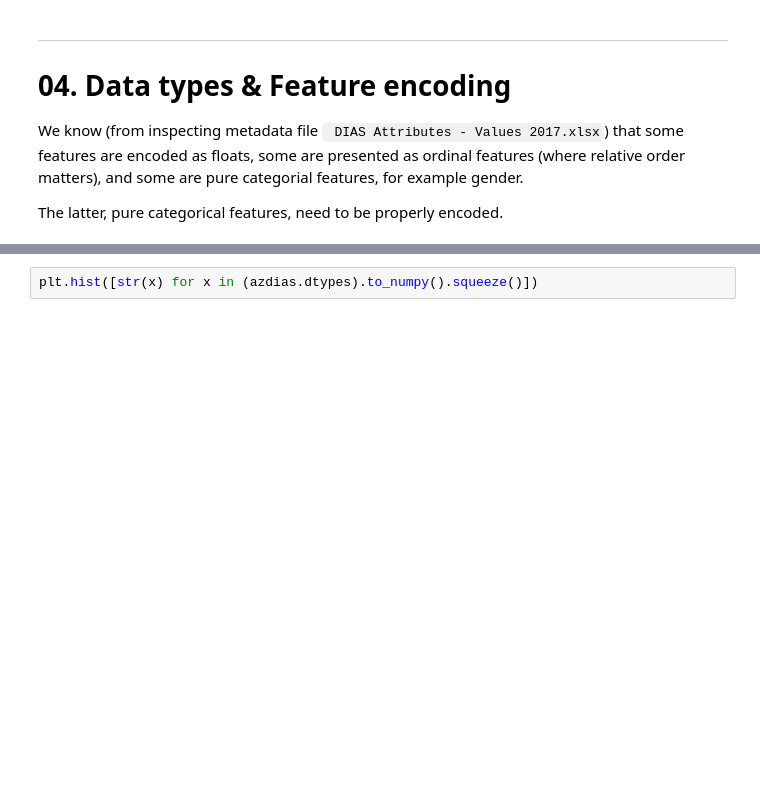
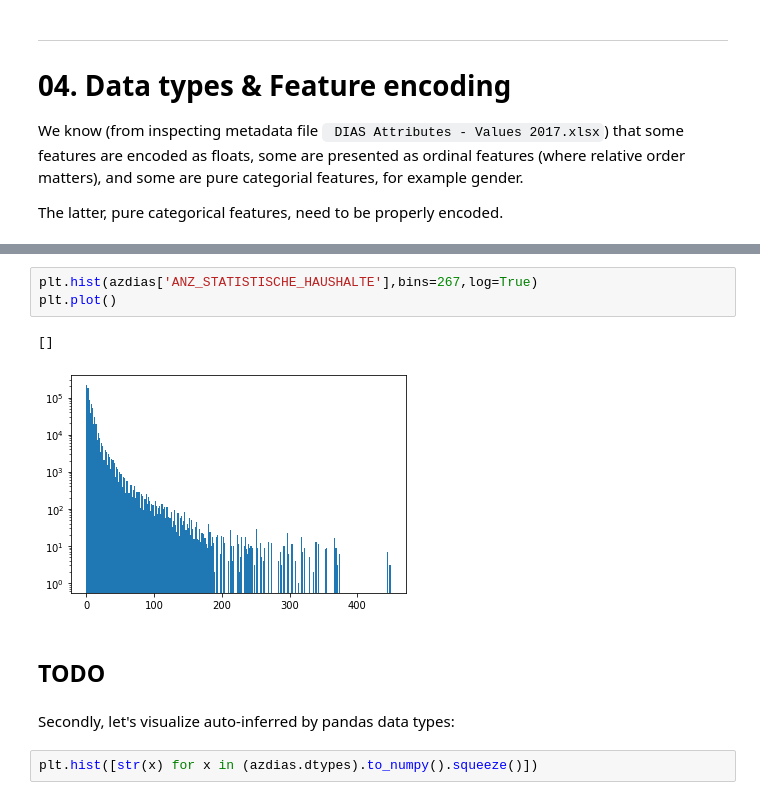
Before and after one commit to vaxherra/Arvato-Customer-Segmentation, a Jupyter notebook: EDA/01_EDA_AZIDAS.ipynb, the cells around one changed output, grey strips where cells are left out. Saved outputs shown, nothing was run; the diff lists cells and outputs as text; blank space fills up the shorter version.

```diff
--- a/EDA/01_EDA_AZIDAS.ipynb
+++ b/EDA/01_EDA_AZIDAS.ipynb
@@ -417,3 +473,13 @@ The latter, pure categorical features, need to be properly encoded.
+# %%
+plt.hist(azdias['ANZ_STATISTISCHE_HAUSHALTE'],bins=267,log=True)
+plt.plot()
+# %% [output]
+[]
+[figure, added]
+# %% [markdown]
+## TODO
+# %% [markdown]
+Secondly, let's visualize auto-inferred by pandas data types:
 # %%
 plt.hist([str(x) for x in (azdias.dtypes).to_numpy().squeeze()])
 # %% [output]
```
Also changed, not shown: parts of 27 cells of this notebook, 1 other file.
